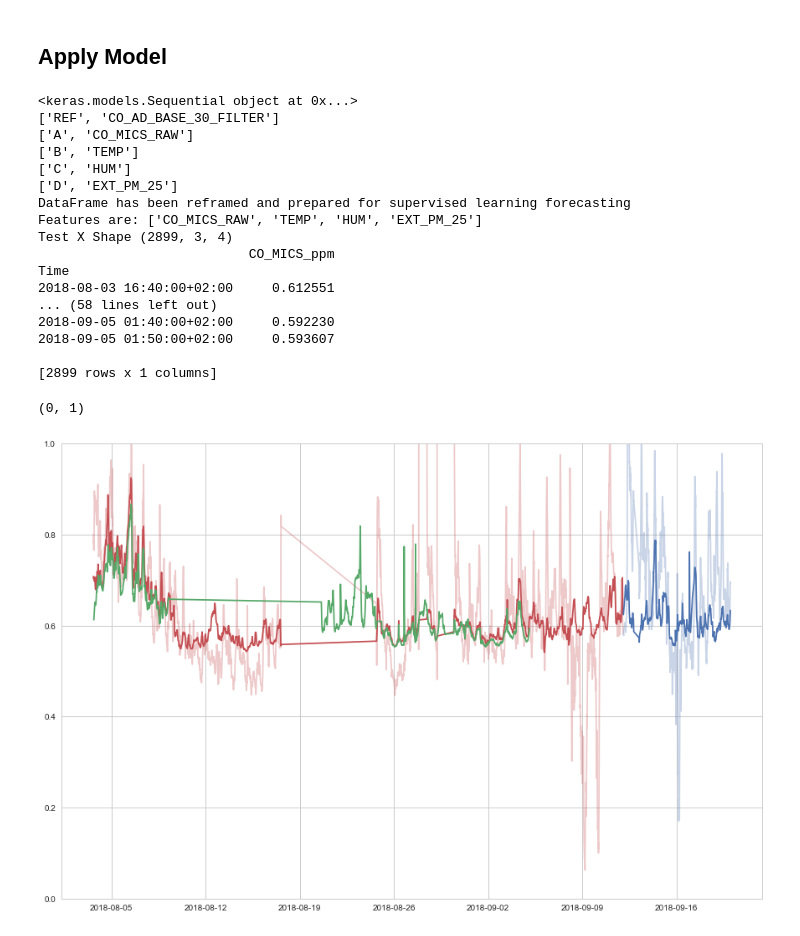
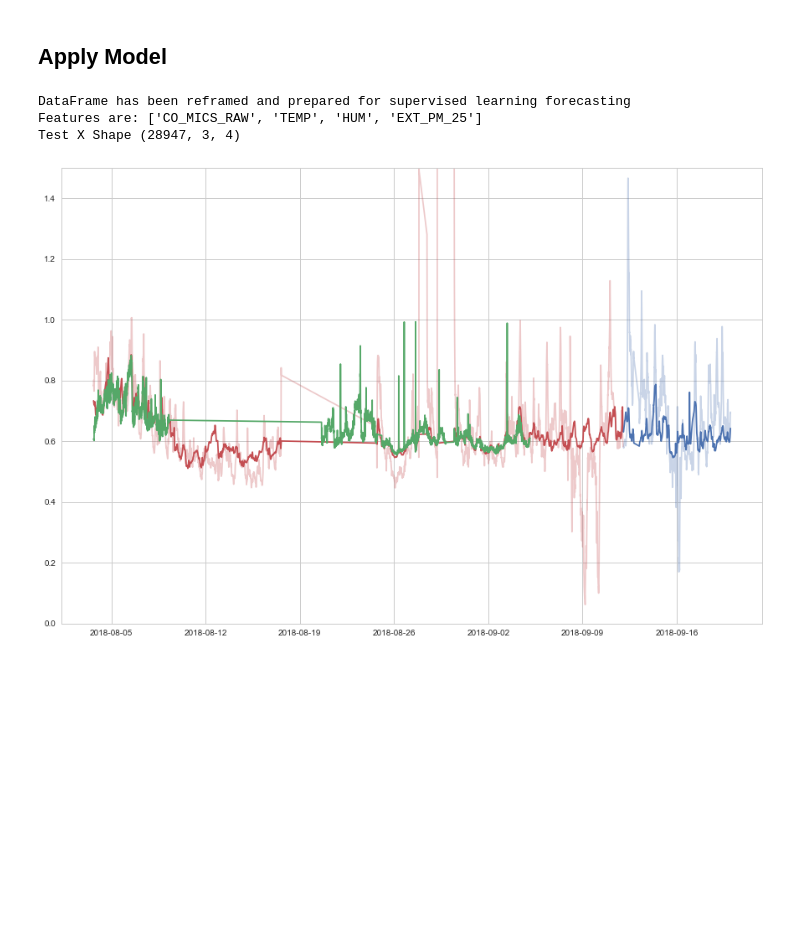
Before and after one commit to fablabbcn/smartcitizen-data, a Jupyter notebook: notebooks/Data-Analysis.ipynb, the cells around one changed output. Saved outputs shown, nothing was run; the diff lists cells and outputs as text; code cells hidden in the pictures; blank space fills up the shorter version.

Commit message:
Add model prediction and inclusion on actual data

```diff
--- a/notebooks/Data-Analysis.ipynb
+++ b/notebooks/Data-Analysis.ipynb
@@ -1953,7 +1951,7 @@ tuple_features = (['REF', 'CO_AD_BASE_30_FILTER'],
                  ['C', 'HUM'],
                  ['D', 'EXT_PM_25'])
 
-model_name_ML = 'LSTM CO - epochs = 50 - filter_alpha = 0.3 -  traintest = 0.8 - 3 lags'
+model_name_ML = 'LSTM CO - epochs = 100 - filter_alpha = 0.3 -  traintest = 0.8 - 3 lags'
 device_name = '4748'
 
 ratio_train = 4./5 # Important that this is a float, don't forget the .
@@ -1984,7 +1982,7 @@ index, train_X, train_y, test_X, test_y, scalerX, scalery, n_train_periods = pre
 # Model Fit
 model = fit_model_ML(train_X, train_y,
                       test_X, test_y,
-                      epochs = 50, batch_size = 72,
+                      epochs = 100, batch_size = 72,
                       verbose = 2, plotResult = True,
                       loss = 'mse', optimizer = 'adam')
 # %% [output]
@@ -2326,80 +2319,67 @@ Loaded LSTM CO - epochs = 50 - filter_alpha = 0.3 -  traintest = 0.8 - 3 lags fr
 # %%
 from ml_utils import prep_prediction_ML
 from ml_utils import predict_ML
+import matplotlib.pyplot as plot
+%matplotlib inline
+
+# ---
+
+# Input
+test_name = '2018-08_INT_STATION_TEST_SUMMER_HOLIDAYS'
+device_name = 'STATION CHIMNEY'
+prediction_name = 'CO_MICS_ppm'
+min_date = '2018-08-01 00:00:00'
+max_date = '2018-09-20 00:00:00'
+# ---
 
 model_predict = loaded_model
 tuple_feat_predict = loaded_params['features']
 scalerX_predict = loaded_params['scalerX']
 scalery_predict = loaded_params['scalery']
 n_lags = loaded_params['n_lags']
 alpha_filter = loaded_params['alpha_filter']
-
-print model_predict
-for item in tuple_feat_predict:
-    print item
-
-test_name = '2018-08_INT_STATION_TEST_SUMMER_HOLIDAYS'
-device_name = 'STATION CHIMNEY'
-prediction_name = 'CO_MICS_ppm'
+n_train_periods = loaded_params['ratio_train']
 
 ## Prep Dataframe
 dataframeModel = readings[test_name]['devices'][device_name]['data']
-
-min_date = '2018-08-01 00:00:00'
-max_date = '2018-09-20 00:00:00'
 dataframeModel = dataframeModel[dataframeModel.index > min_date]
 dataframeModel = dataframeModel[dataframeModel.index < max_date]
 
-dataframeModel = dataframeModel.groupby(pd.Grouper(freq='10Min')).aggregate(np.mean)
+# dataframeModel = dataframeModel.groupby(pd.Grouper(freq='10Min')).aggregate(np.mean)
 
 list_features_predict = list()
 for item in tuple_feat_predict:
     if item[0] != 'REF':
         list_features_predict.append(item[1])
 
 test_X, index_pred, n_obs = prep_prediction_ML(dataframeModel, list_features_predict, n_lags, alpha_filter, scalerX_predict, verbose = True)
-
-prediction = predict_ML(model_predict, test_X, n_lags, scalery)
-
-dataframe = pd.DataFrame(prediction).set_index(index_pred)
-dataframe.columns = [prediction_name]
-print dataframe
-
+prediction = predict_ML(model_predict, test_X, n_lags, scalery_predict)
+dataframe = pd.DataFrame(prediction, columns = [prediction_name]).set_index(index_pred)
 readings[test_name]['devices'][device_name]['data'][prediction_name] = dataframe.loc[:,prediction_name]
 
 # Plot
 fig = plot.figure(figsize=(15,10))
+
 # Actual data
-plot.plot(index[:n_train_periods], inv_y_train,'r', label = 'Reference Train', alpha = 0.3)
-plot.plot(index[n_train_periods+n_lags:], inv_y_test, 'b', label = 'Reference Test', alpha = 0.3)
-# Fitted Values for Training
-plot.plot(index[:n_train_periods], inv_yhat_train, 'r', label = 'Prediction Train')
+try:
+    plot.plot(dataFrameTrain.index, dataFrameTrain['reference'],'r', label = 'Reference Train', alpha = 0.3)
+    plot.plot(dataFrameTest.index, dataFrameTest['reference'], 'b', label = 'Reference Test', alpha = 0.3)
+    # Fitted Values for Training
+    plot.plot(dataFrameTrain.index, dataFrameTrain['prediction'], 'r', label = 'Prediction Train')
+    # Fitted Values for Test
+    plot.plot(dataFrameTest.index, dataFrameTest['prediction'], 'b', label = 'Prediction Test')
+except:
+    print 'No data available for reference'
 
-# Fitted Values for Test
-plot.plot(index[n_train_periods+n_lags:], inv_yhat_test, 'b', label = 'Prediction Test')
 # Fitted values
 plot.plot(dataframe.index, dataframe.loc[:, prediction_name], 'g')
-plot.ylim([0,1])
+plot.ylim([0,1.5])
+plot.grid(True)
 # %% [output]
-<keras.models.Sequential object at 0x...>
-['REF', 'CO_AD_BASE_30_FILTER']
-['A', 'CO_MICS_RAW']
-['B', 'TEMP']
-['C', 'HUM']
-['D', 'EXT_PM_25']
 DataFrame has been reframed and prepared for supervised learning forecasting
 Features are: ['CO_MICS_RAW', 'TEMP', 'HUM', 'EXT_PM_25']
-Test X Shape (2899, 3, 4)
-                           CO_MICS_ppm
-Time
-2018-08-03 16:40:00+02:00     0.612551
-... (58 lines left out)
-2018-09-05 01:40:00+02:00     0.592230
-2018-09-05 01:50:00+02:00     0.593607
-
-[2899 rows x 1 columns]
+Test X Shape (28947, 3, 4)
-(0, 1)
-[figure, old version]
+[figure, new version]
 # %%
 ## ARIMAX
 model = sm.tsa.SARIMAX(endog = train_y,
```
Also changed, not shown: parts of 5 cells of this notebook.
